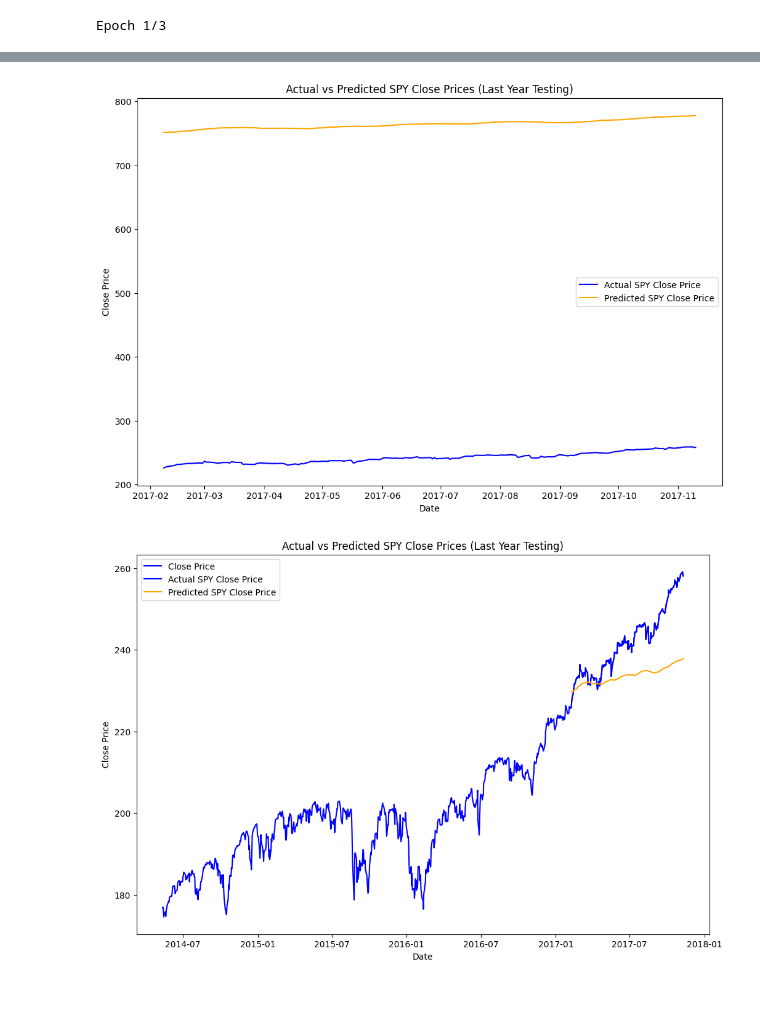
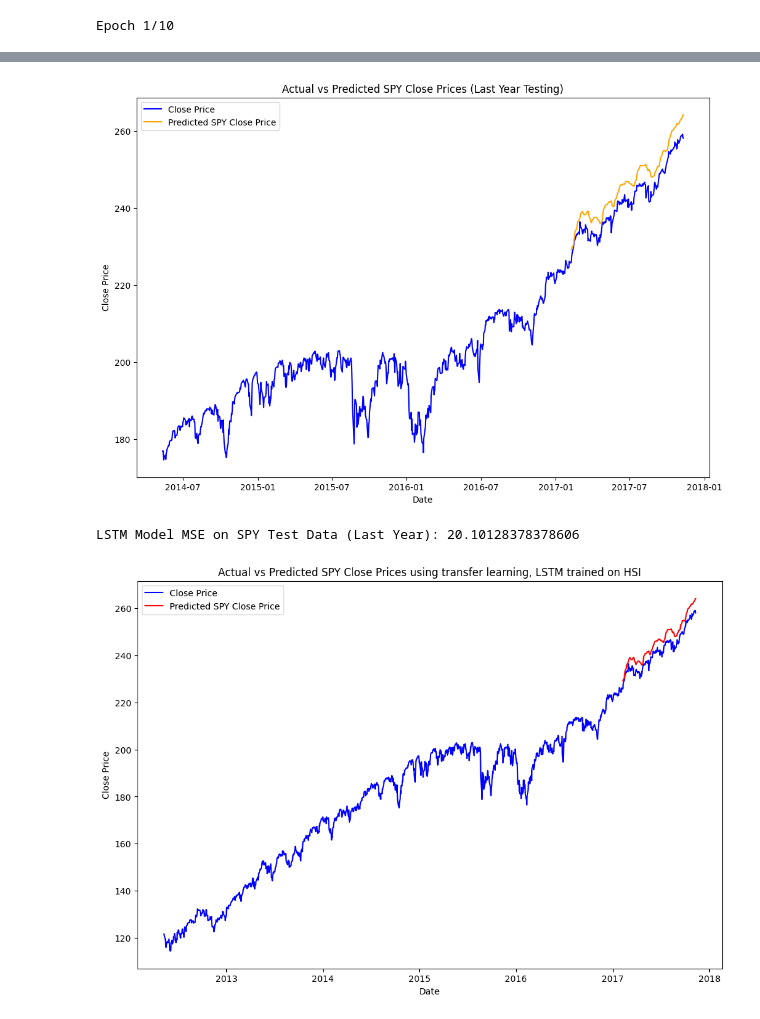
Before and after one commit to Anders-Stubberud/IT3212, a Jupyter notebook: assignment_3/anders/anders_godtepose.ipynb, the cells around one changed output, grey strips where cells are left out. Saved outputs shown, nothing was run; the diff lists cells and outputs as text; code cells hidden in the pictures.

```diff
--- a/assignment_3/anders/anders_godtepose.ipynb
+++ b/assignment_3/anders/anders_godtepose.ipynb
@@ -228,5 +230,5 @@ plt.show()
 # %%
-# Transfer learning
+# transefer
 
 import pandas as pd
 import numpy as np
@@ -288,9 +290,9 @@ dji_X, dji_y = create_sequences(dji_data_scaled, seq_length)
 # Build LSTM model
 def create_lstm_model(input_shape):
     model = Sequential([
-        LSTM(10, return_sequences=True, input_shape=input_shape),
-        LSTM(10, return_sequences=False),
-        Dense(2),
+        LSTM(50, return_sequences=True, input_shape=input_shape),
+        LSTM(50, return_sequences=False),
+        Dense(25),
         Dense(1)
     ])
     model.compile(optimizer='adam', loss='mean_squared_error')
@@ -313,7 +315,7 @@ spy_X_train, spy_y_train = create_sequences(spy_train_scaled, seq_length)
 spy_X_test, spy_y_test = create_sequences(spy_test_scaled, seq_length)
 
 # Fine-tune the pretrained model on SPY training data
-# lstm_model.fit(spy_X_train, spy_y_train, epochs=10, batch_size=32, verbose=1)
+lstm_model.fit(spy_X_train, spy_y_train, epochs=10, batch_size=32, verbose=1)
 
 # Generate predictions on SPY testing data
 spy_predictions_scaled = lstm_model.predict(spy_X_test)
@@ -328,7 +330,9 @@ print(f"LSTM Model MSE on SPY Test Data (Last Year): {mse}")
 
 # Plot actual vs predicted SPY Close prices for the testing period
 plt.figure(figsize=(12, 8))
-plt.plot(spy_test_data.index[seq_length:], spy_y_test_true, label="Actual SPY Close Price", color="blue")
+last_3_years = spy_data.index[-1] - pd.DateOffset(months=3 * 12 + 6)
+df_last_3_years = spy_data[spy_data.index >= last_3_years]
+plt.plot(df_last_3_years.index, df_last_3_years['Close'], label='Close Price', color='blue')
 plt.plot(spy_test_data.index[seq_length:], spy_predictions, label="Predicted SPY Close Price", color="orange")
 plt.title("Actual vs Predicted SPY Close Prices (Last Year Testing)")
 plt.xlabel("Date")
@@ -336,4 +340,4 @@ plt.ylabel("Close Price")
 plt.legend()
 plt.show()
 # %% [output]
-Epoch 1/3
+Epoch 1/10
@@ -348,16 +361,20 @@ LSTM Model MSE on SPY Test Data (Last Year): 272533.93113760435
-[figure, old version]
+[figure, new version]
 # %%
+# transfer mer plotting
+
 # Plot actual vs predicted SPY Close prices for the testing period
+mse = mean_squared_error(spy_y_test_true, spy_predictions)
+print(f"LSTM Model MSE on SPY Test Data (Last Year): {mse}")
 plt.figure(figsize=(12, 8))
-last_3_years = spy_data.index[-1] - pd.DateOffset(months=3 * 12 + 6)
+last_3_years = spy_data.index[-1] - pd.DateOffset(months=5 * 12 + 6)
 df_last_3_years = spy_data[spy_data.index >= last_3_years]
 plt.plot(df_last_3_years.index, df_last_3_years['Close'], label='Close Price', color='blue')
-plt.plot(spy_test_data.index[seq_length:], spy_y_test_true, label="Actual SPY Close Price", color="blue")
-plt.plot(spy_test_data.index[seq_length:], spy_predictions / 3.27, label="Predicted SPY Close Price", color="orange")
-plt.title("Actual vs Predicted SPY Close Prices (Last Year Testing)")
+plt.plot(spy_test_data.index[seq_length:], spy_predictions, label="Predicted SPY Close Price", color="red")
+plt.title("Actual vs Predicted SPY Close Prices using transfer learning, LSTM trained on HSI")
 plt.xlabel("Date")
 plt.ylabel("Close Price")
 plt.legend()
 plt.show()
 # %% [output]
+LSTM Model MSE on SPY Test Data (Last Year): 20.10128378378606
-[figure, old version]
+[figure, new version]
```
Also changed, not shown: parts of 3 cells of this notebook.
